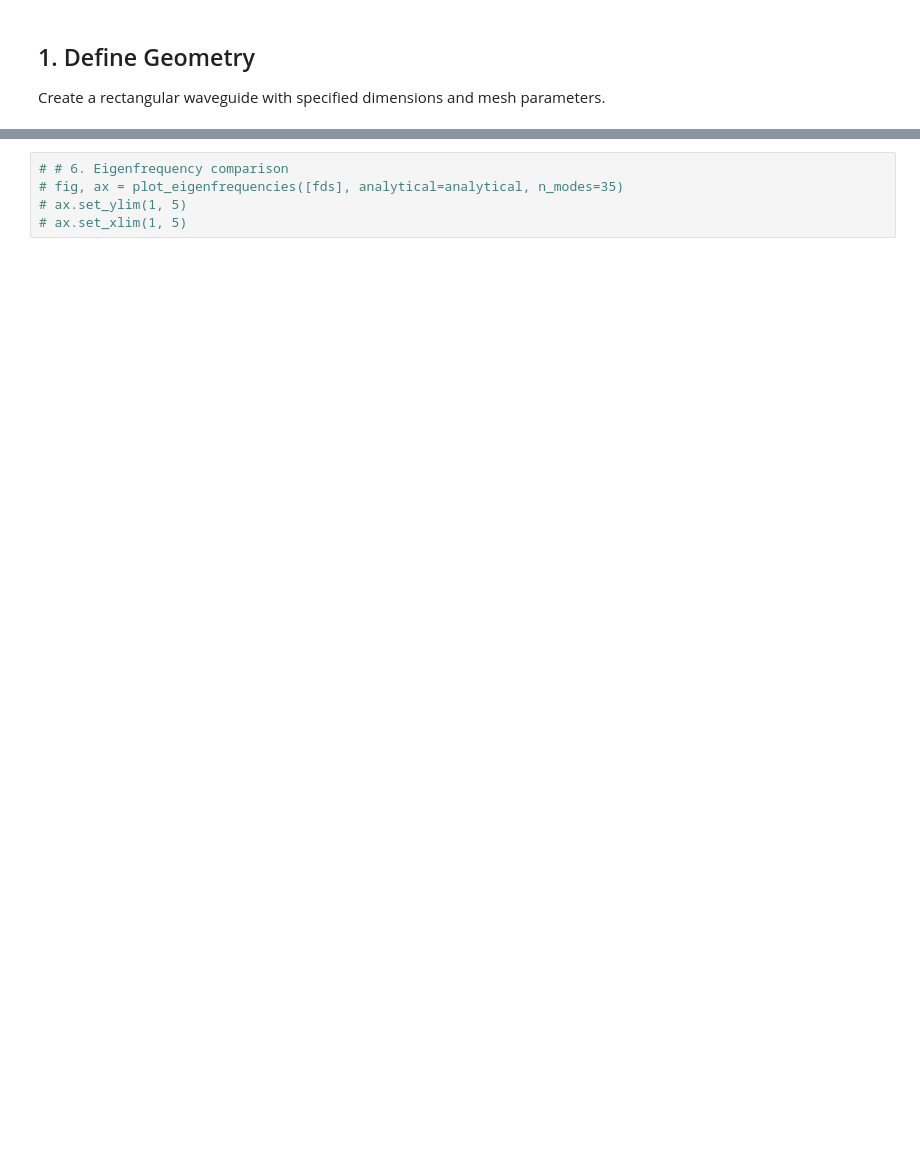
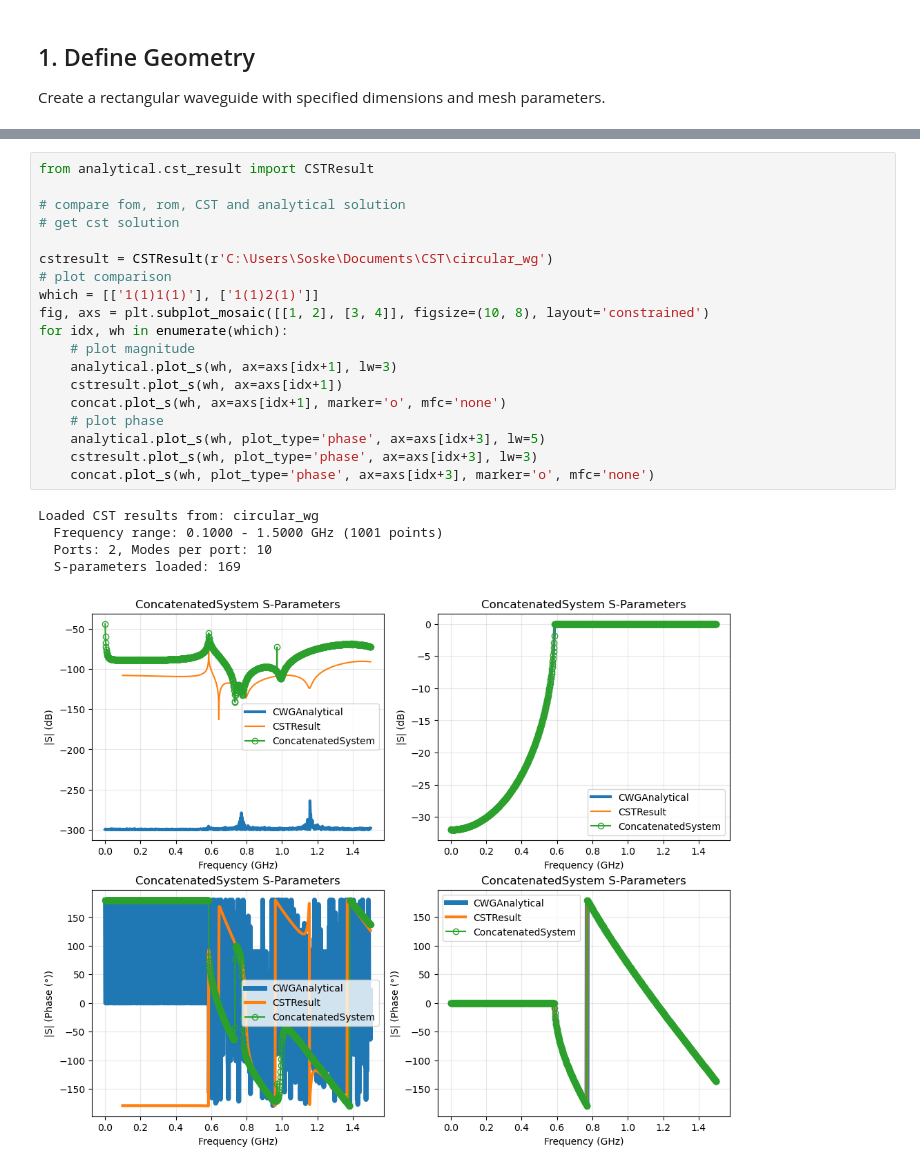
Before and after one commit to Dark-Elektron/cavsim3d, a Jupyter notebook: examples/cwg_step_split/cwg_step_split.ipynb, the cells around one changed output, grey strips where cells are left out. Drawn from its saved outputs; the diff is of its cells as text; blank space fills up the shorter version.

```diff
--- a/examples/cwg_step_split/cwg_step_split.ipynb
+++ b/examples/cwg_step_split/cwg_step_split.ipynb
@@ -120,5 +146,25 @@ plot_s_comparison([analytical, fds], frequencies=frequencies, mode_pairs=[(3, 3)
 # %%
-# # 6. Eigenfrequency comparison
-# fig, ax = plot_eigenfrequencies([fds], analytical=analytical, n_modes=35)
-# ax.set_ylim(1, 5)
-# ax.set_xlim(1, 5)
+from analytical.cst_result import CSTResult
+
+# compare fom, rom, CST and analytical solution
+# get cst solution
+
+cstresult = CSTResult(r'C:\Users\Soske\Documents\CST\circular_wg')
+# plot comparison
+which = [['1(1)1(1)'], ['1(1)2(1)']]
+fig, axs = plt.subplot_mosaic([[1, 2], [3, 4]], figsize=(10, 8), layout='constrained')
+for idx, wh in enumerate(which):
+    # plot magnitude
+    analytical.plot_s(wh, ax=axs[idx+1], lw=3)
+    cstresult.plot_s(wh, ax=axs[idx+1])
+    concat.plot_s(wh, ax=axs[idx+1], marker='o', mfc='none')
+    # plot phase
+    analytical.plot_s(wh, plot_type='phase', ax=axs[idx+3], lw=5)
+    cstresult.plot_s(wh, plot_type='phase', ax=axs[idx+3], lw=3)
+    concat.plot_s(wh, plot_type='phase', ax=axs[idx+3], marker='o', mfc='none')
+# %% [output]
+Loaded CST results from: circular_wg
+  Frequency range: 0.1000 - 1.5000 GHz (1001 points)
+  Ports: 2, Modes per port: 10
+  S-parameters loaded: 169
+[figure, added]
```
Also changed, not shown: parts of 14 cells of this notebook, 44 other files.
